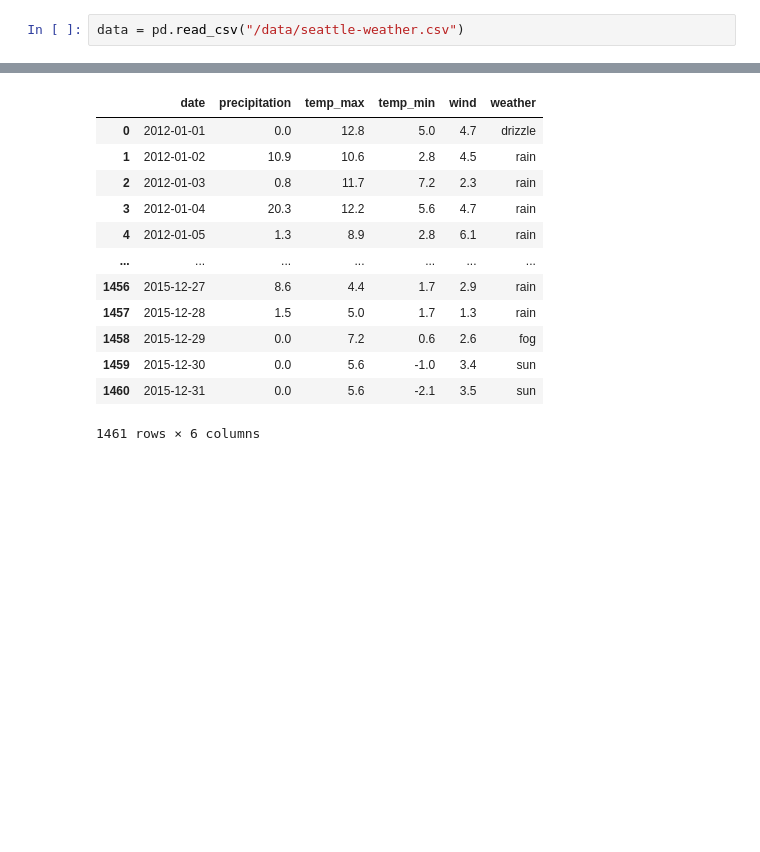
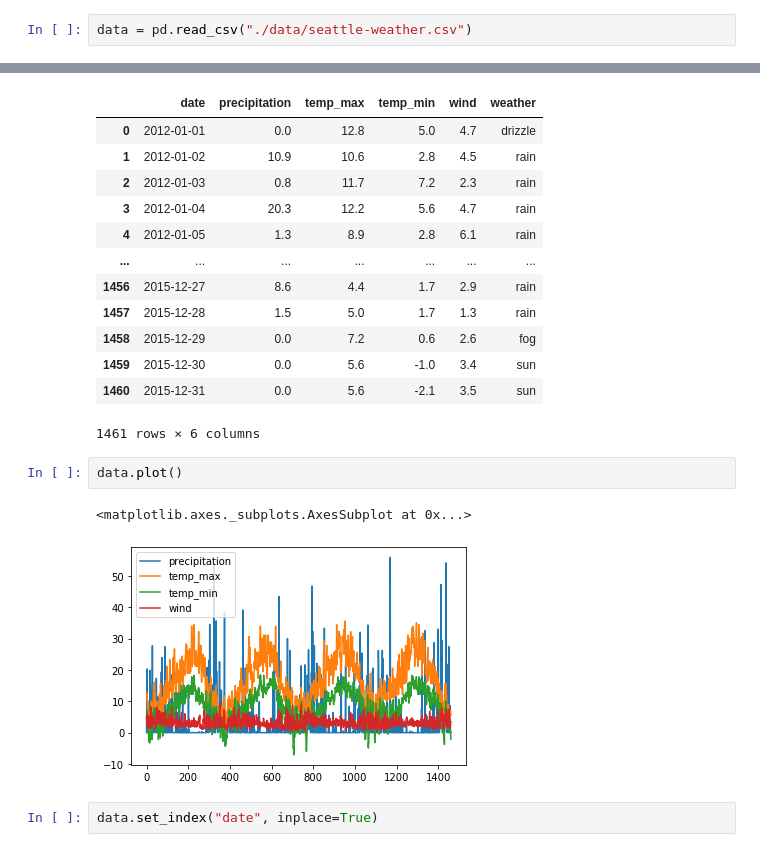
Before and after one commit to fshi3/ML-Climate-Project-Fall2022, a Jupyter notebook: src/data_analysis.ipynb, the cells around one changed output, grey strips where cells are left out. Saved outputs shown, nothing was run; the diff lists cells and outputs as text; blank space fills up the shorter version.

```diff
--- a/src/data_analysis.ipynb
+++ b/src/data_analysis.ipynb
@@ -3,2 +4,2 @@ import pandas as pd
 # %%
-data = pd.read_csv("/data/seattle-weather.csv")
+data = pd.read_csv("./data/seattle-weather.csv")
@@ -20,3 +19,10 @@ data
 | 1459 | 2015-12-30 | 0.0 | 5.6 | -1.0 | 3.4 | sun |
 | 1460 | 2015-12-31 | 0.0 | 5.6 | -2.1 | 3.5 | sun |
 1461 rows × 6 columns
+# %%
+data.plot()
+# %% [output]
+<matplotlib.axes._subplots.AxesSubplot at 0x...>
+[figure, added]
+# %%
+data.set_index("date", inplace=True)
```
Also changed, not shown: parts of 3 cells of this notebook, 1 other file.
